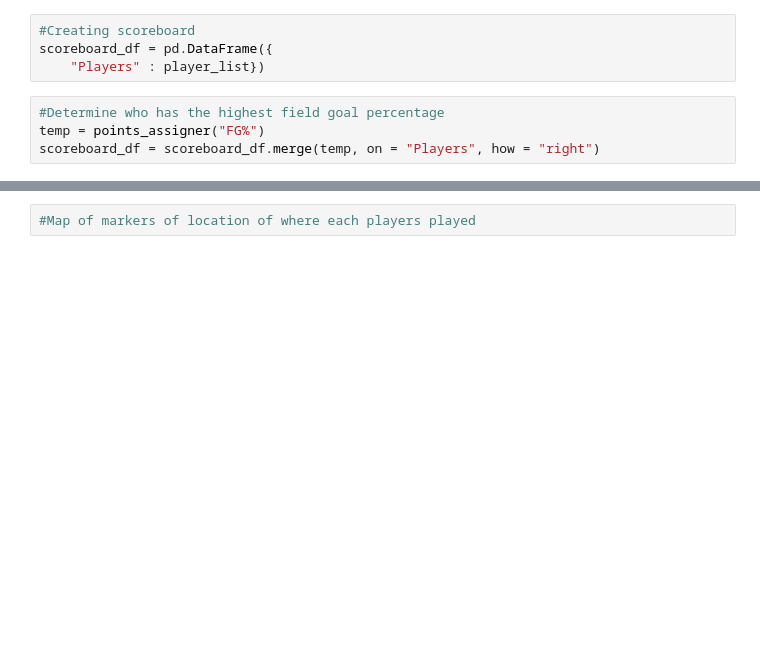
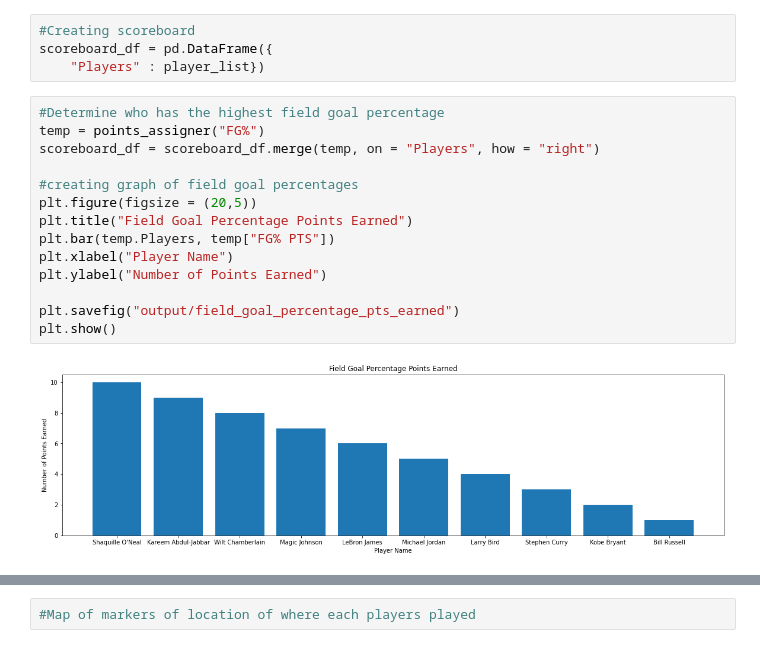
Before and after one commit to gdjeudeu/Project-1, a Jupyter notebook: Project_1.ipynb, the cells around one changed output, grey strips where cells are left out. Cells and saved outputs as stored; diff of their text form; blank space fills up the shorter version.

```diff
--- a/Project_1.ipynb
+++ b/Project_1.ipynb
@@ -124,7 +124,19 @@ scoreboard_df = pd.DataFrame({
 # %%
 #Determine who has the highest field goal percentage
 temp = points_assigner("FG%")
 scoreboard_df = scoreboard_df.merge(temp, on = "Players", how = "right")
+
+#creating graph of field goal percentages
+plt.figure(figsize = (20,5))
+plt.title("Field Goal Percentage Points Earned")
+plt.bar(temp.Players, temp["FG% PTS"])
+plt.xlabel("Player Name")
+plt.ylabel("Number of Points Earned")
+
+plt.savefig("output/field_goal_percentage_pts_earned")
+plt.show()
+# %% [output]
+[figure, added]
 # %%
 #Determine who has the highest 3-point percentage
 temp = points_assigner("3P%")
```
Also changed, not shown: parts of 25 cells of this notebook, 16 other files.
